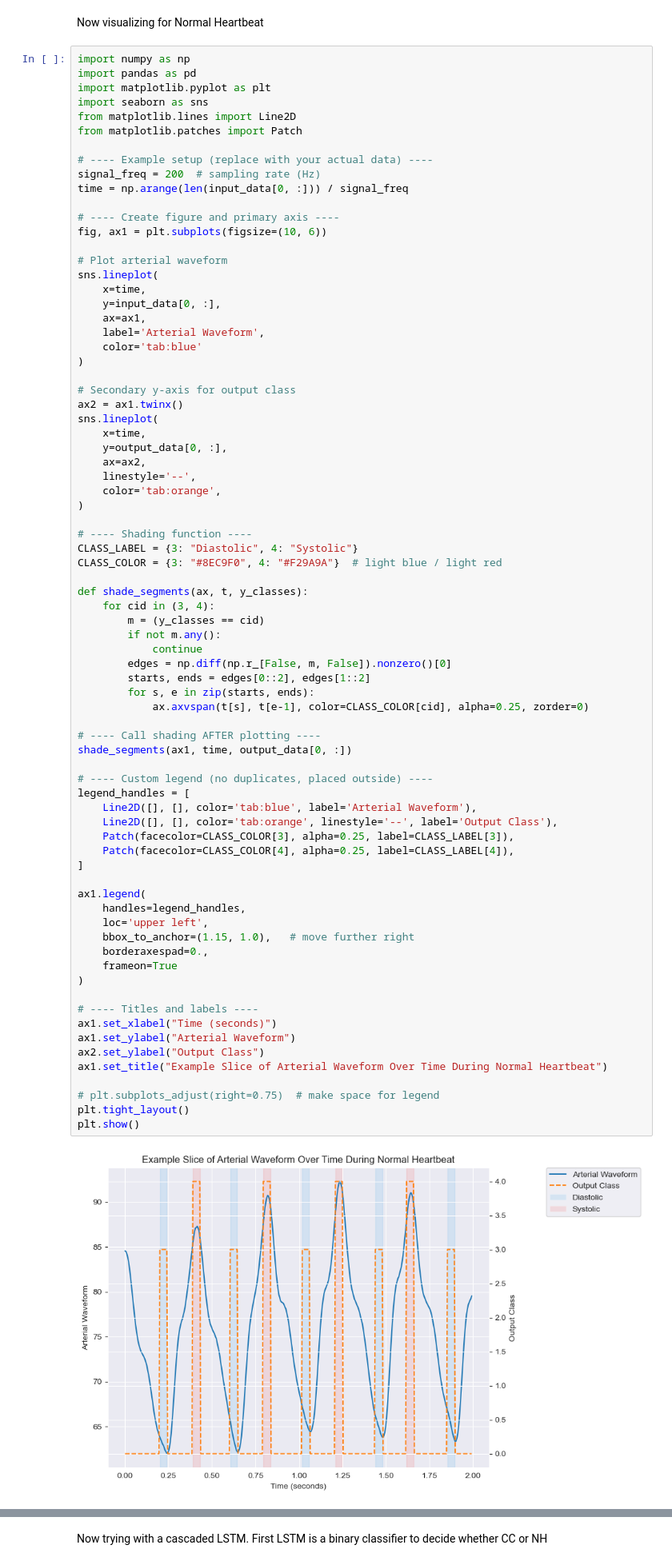
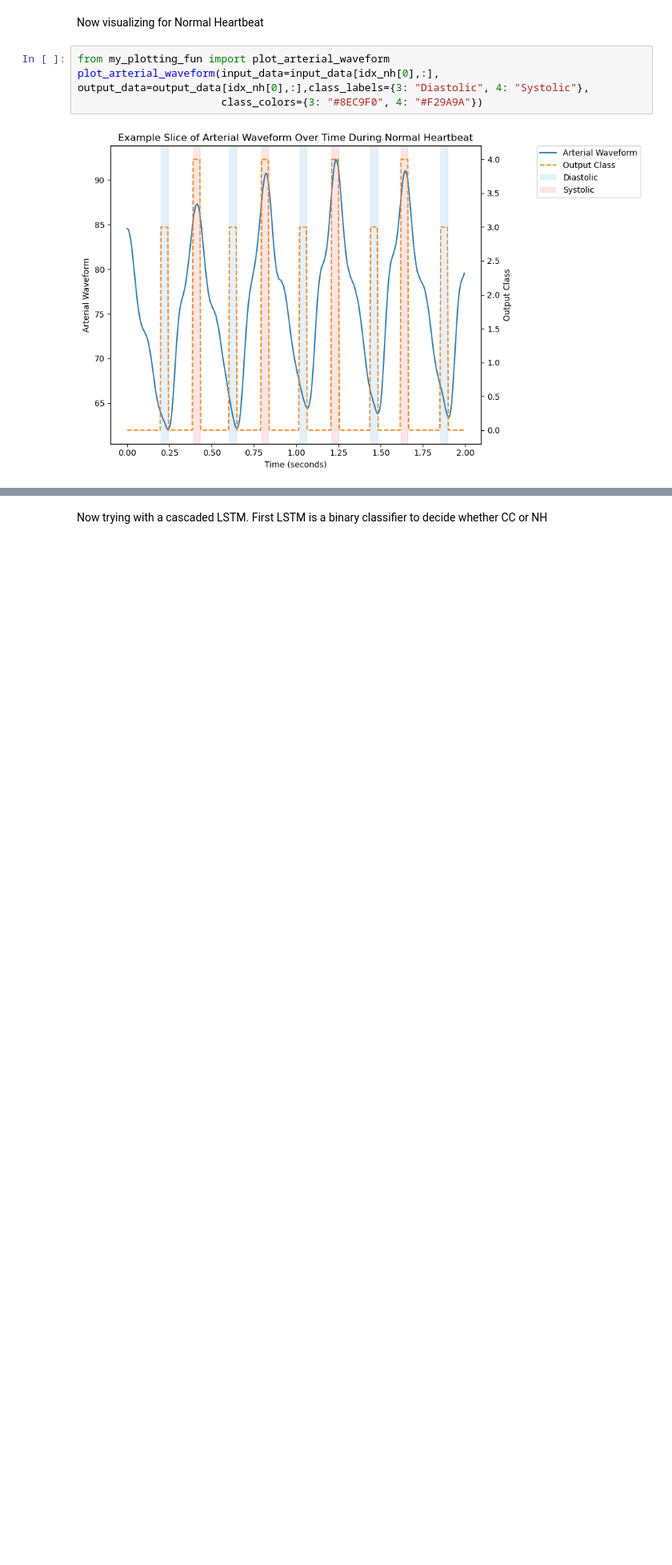
Before and after one commit to suranjanotti/CPR_Waveform_Segmentation_PostDoc_Application_Suranjan_Ottikkutti, a Jupyter notebook: cpr_waveform_segmentation.ipynb, the cells around one changed output, grey strips where cells are left out. Shown at 80% size. Drawn from its saved outputs; the diff is of its cells as text; blank space fills up the shorter version.

```diff
--- a/cpr_waveform_segmentation.ipynb
+++ b/cpr_waveform_segmentation.ipynb
@@ -150,80 +79,8 @@ plt.show()
 # %% [markdown]
 Now visualizing for Normal Heartbeat
 # %%
-import numpy as np
-import pandas as pd
-import matplotlib.pyplot as plt
-import seaborn as sns
-from matplotlib.lines import Line2D
-from matplotlib.patches import Patch
-
-# ---- Example setup (replace with your actual data) ----
-signal_freq = 200  # sampling rate (Hz)
-time = np.arange(len(input_data[0, :])) / signal_freq
-
-# ---- Create figure and primary axis ----
-fig, ax1 = plt.subplots(figsize=(10, 6))
-
-# Plot arterial waveform
-sns.lineplot(
-    x=time,
-    y=input_data[0, :],
-    ax=ax1,
-    label='Arterial Waveform',
-    color='tab:blue'
-)
-
-# Secondary y-axis for output class
-ax2 = ax1.twinx()
-sns.lineplot(
-    x=time,
-    y=output_data[0, :],
-    ax=ax2,
-    linestyle='--',
-    color='tab:orange',
-)
-
-# ---- Shading function ----
-CLASS_LABEL = {3: "Diastolic", 4: "Systolic"}
-CLASS_COLOR = {3: "#8EC9F0", 4: "#F29A9A"}  # light blue / light red
-
-def shade_segments(ax, t, y_classes):
-    for cid in (3, 4):
-        m = (y_classes == cid)
-        if not m.any():
-            continue
-        edges = np.diff(np.r_[False, m, False]).nonzero()[0]
-        starts, ends = edges[0::2], edges[1::2]
-        for s, e in zip(starts, ends):
-            ax.axvspan(t[s], t[e-1], color=CLASS_COLOR[cid], alpha=0.25, zorder=0)
-
-# ---- Call shading AFTER plotting ----
-shade_segments(ax1, time, output_data[0, :])
-
-# ---- Custom legend (no duplicates, placed outside) ----
-legend_handles = [
-    Line2D([], [], color='tab:blue', label='Arterial Waveform'),
-    Line2D([], [], color='tab:orange', linestyle='--', label='Output Class'),
-    Patch(facecolor=CLASS_COLOR[3], alpha=0.25, label=CLASS_LABEL[3]),
-    Patch(facecolor=CLASS_COLOR[4], alpha=0.25, label=CLASS_LABEL[4]),
-]
-
-ax1.legend(
-    handles=legend_handles,
-    loc='upper left',
-    bbox_to_anchor=(1.15, 1.0),   # move further right
-    borderaxespad=0.,
-    frameon=True
-)
-
-# ---- Titles and labels ----
-ax1.set_xlabel("Time (seconds)")
-ax1.set_ylabel("Arterial Waveform")
-ax2.set_ylabel("Output Class")
-ax1.set_title("Example Slice of Arterial Waveform Over Time During Normal Heartbeat")
-
-# plt.subplots_adjust(right=0.75)  # make space for legend
-plt.tight_layout()
-plt.show()
+from my_plotting_fun import plot_arterial_waveform
+plot_arterial_waveform(input_data=input_data[idx_nh[0],:], output_data=output_data[idx_nh[0],:],class_labels={3: "Diastolic", 4: "Systolic"},
+                       class_colors={3: "#8EC9F0", 4: "#F29A9A"})
 # %% [output]
-[figure, old version]
+[figure, new version]
```
Also changed, not shown: parts of 16 cells of this notebook, 2 other files.
